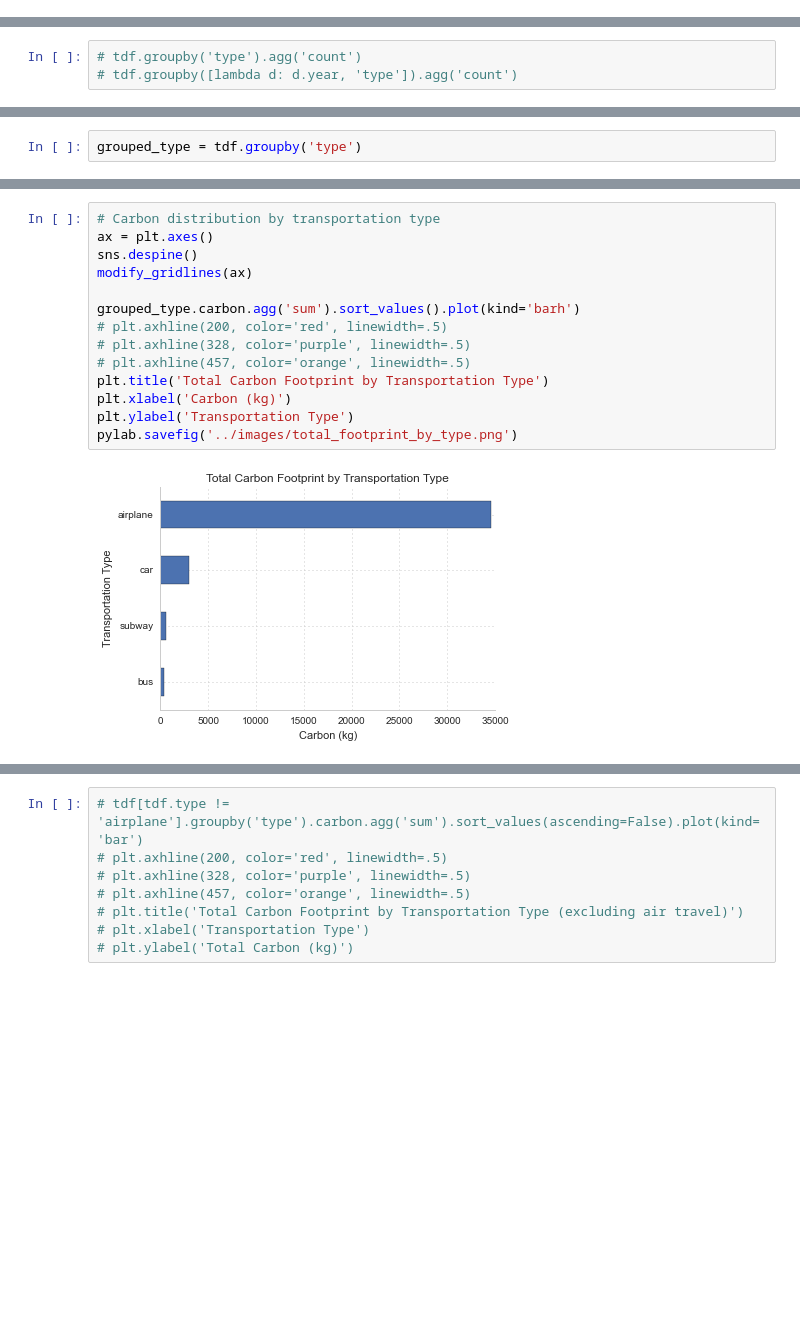
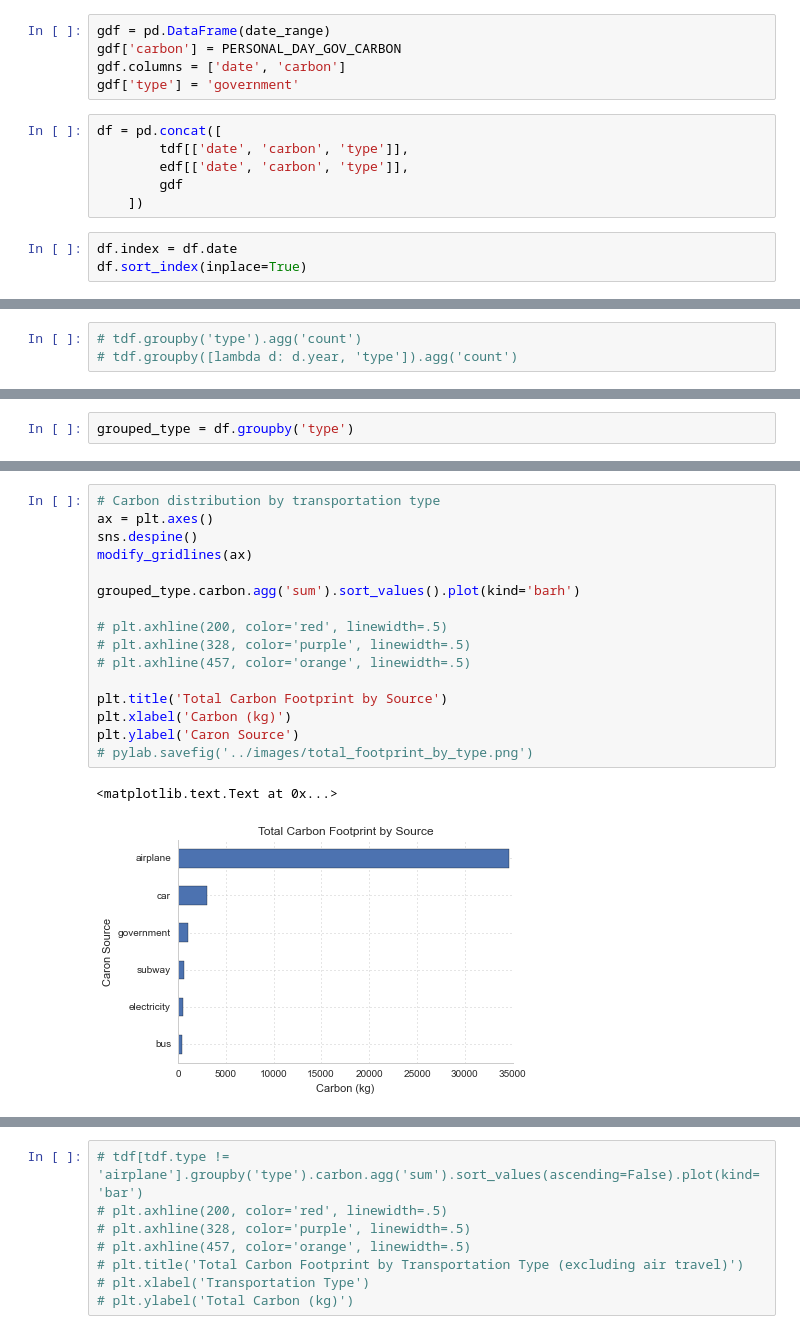
Before and after one commit to pdarche/carbon, a Jupyter notebook: notebooks/Carbon Footprint - EDA.ipynb, the cells around one changed output, grey strips where cells are left out. Drawn from its saved outputs; the diff is of its cells as text; blank space fills up the shorter version.

Commit message:
revise some content. update some charts

```diff
--- a/notebooks/Carbon Footprint - EDA.ipynb
+++ b/notebooks/Carbon Footprint - EDA.ipynb
@@ -124,3 +139,17 @@ TypeError: cannot concatenate a non-NDFrame object
+# %%
+gdf = pd.DataFrame(date_range)
+gdf['carbon'] = PERSONAL_DAY_GOV_CARBON
+gdf.columns = ['date', 'carbon']
+gdf['type'] = 'government'
+# %%
+df = pd.concat([
+        tdf[['date', 'carbon', 'type']],
+        edf[['date', 'carbon', 'type']],
+        gdf
+    ])
+# %%
+df.index = df.date
+df.sort_index(inplace=True)
 # %%
 # Lifetime cummulative carbon footprint
 # ax = plt.axes()
@@ -181,5 +220,5 @@ grouped_wo_flights = tdf[
 # %%
-grouped_type = tdf.groupby('type')
+grouped_type = df.groupby('type')
 # %%
 text_x = datetime.date(2014, 1, 10)
 fourteen_y = grouped_wo_flights.get_group(2014).carbon.sum()
@@ -214,18 +260,21 @@ pylab.savefig('../images/cumulative_footprint_by_year_wo_flights.png')
 # %%
 # Carbon distribution by transportation type
 ax = plt.axes()
 sns.despine()
 modify_gridlines(ax)
 
 grouped_type.carbon.agg('sum').sort_values().plot(kind='barh')
+
 # plt.axhline(200, color='red', linewidth=.5)
 # plt.axhline(328, color='purple', linewidth=.5)
 # plt.axhline(457, color='orange', linewidth=.5)
-plt.title('Total Carbon Footprint by Transportation Type')
+
+plt.title('Total Carbon Footprint by Source')
 plt.xlabel('Carbon (kg)')
-plt.ylabel('Transportation Type')
-pylab.savefig('../images/total_footprint_by_type.png')
+plt.ylabel('Caron Source')
+# pylab.savefig('../images/total_footprint_by_type.png')
 # %% [output]
+<matplotlib.text.Text at 0x...>
-[figure, old version]
+[figure, new version]
 # %%
 # Carbon distribution by transportation type
```
Also changed, not shown: parts of 27 cells of this notebook, 4 other files.
